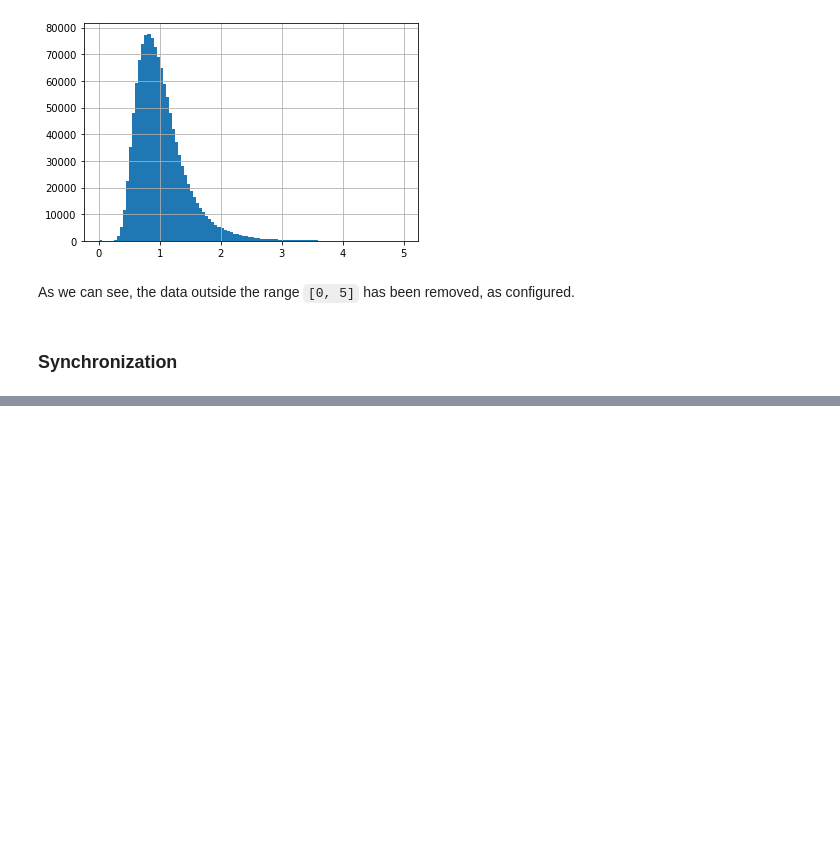
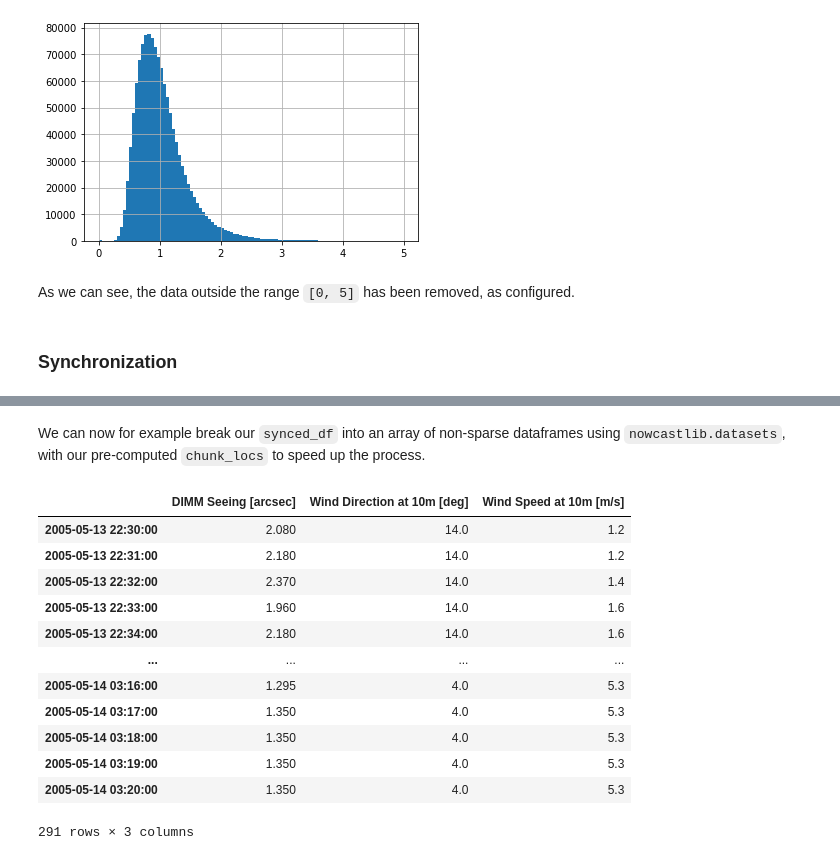
Before and after one commit to thesofakillers/nowcastlib, a Jupyter notebook: examples/tutorial_pipeline.ipynb, the cells around one changed output, grey strips where cells are left out. Drawn from its saved outputs; the diff is of its cells as text; code cells hidden in the pictures; blank space fills up the shorter version.

```diff
--- a/examples/tutorial_pipeline.ipynb
+++ b/examples/tutorial_pipeline.ipynb
@@ -353,0 +622,2 @@ TO DO
+# %%
+chunk_locs = np.load("output/example_datapipe/chunk_locs.npy")
@@ -353,0 +634,2 @@ TO DO
+# %% [markdown]
+We can now for example break our `synced_df` into an array of non-sparse dataframes using `nowcastlib.datasets`, with our pre-computed `chunk_locs` to speed up the process.
@@ -353,0 +638,19 @@ TO DO
+# %%
+chunks = make_chunks(synced_df, chunk_locs)
+# %%
+# showing an arbitrary chunk
+chunks[30]
+# %% [output]
+|  | DIMM Seeing [arcsec] | Wind Direction at 10m [deg] | Wind Speed at 10m [m/s] |
+| 2005-05-13 22:30:00 | 2.080 | 14.0 | 1.2 |
+| 2005-05-13 22:31:00 | 2.180 | 14.0 | 1.2 |
+| 2005-05-13 22:32:00 | 2.370 | 14.0 | 1.4 |
+| 2005-05-13 22:33:00 | 1.960 | 14.0 | 1.6 |
+| 2005-05-13 22:34:00 | 2.180 | 14.0 | 1.6 |
+| ... | ... | ... | ... |
+| 2005-05-14 03:16:00 | 1.295 | 4.0 | 5.3 |
+| 2005-05-14 03:17:00 | 1.350 | 4.0 | 5.3 |
+| 2005-05-14 03:18:00 | 1.350 | 4.0 | 5.3 |
+| 2005-05-14 03:19:00 | 1.350 | 4.0 | 5.3 |
+| 2005-05-14 03:20:00 | 1.350 | 4.0 | 5.3 |
+291 rows × 3 columns
```
Also changed, not shown: parts of 23 cells of this notebook, 2 other files.
